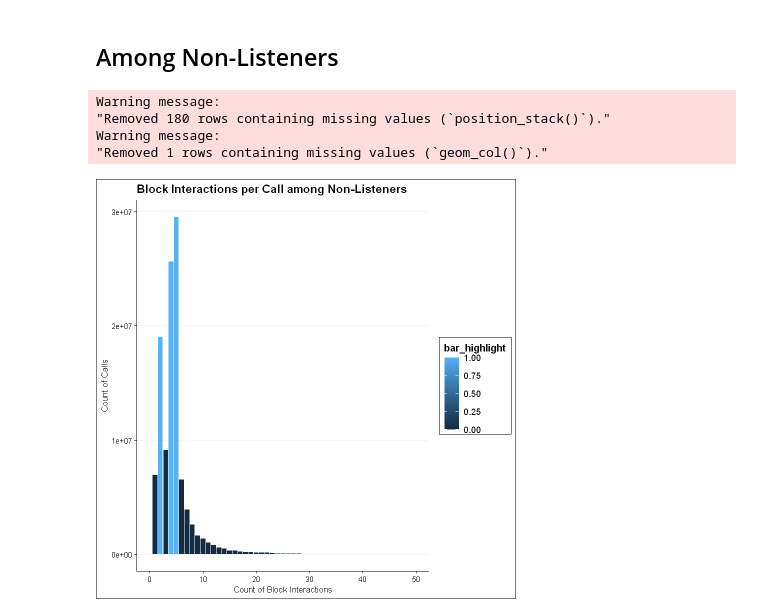
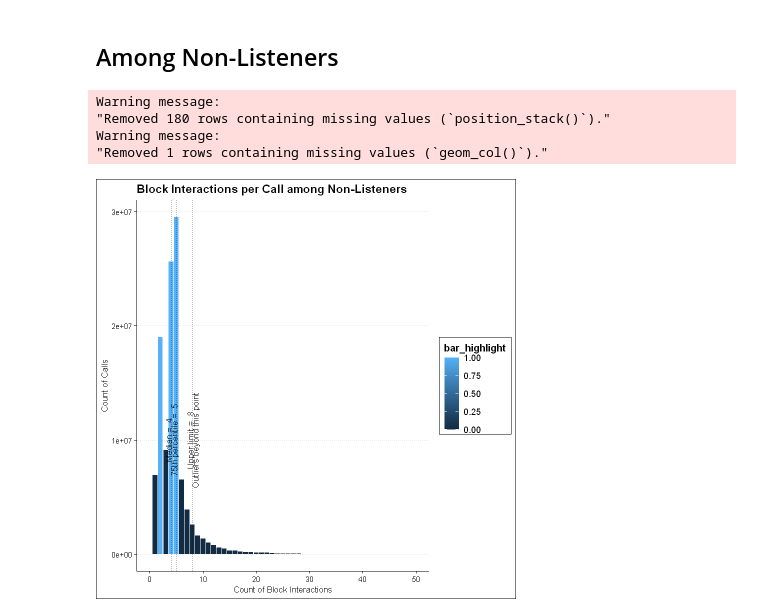
Before and after one commit to datakind/Viamo_DataDive_Dec22, a Jupyter notebook: Workstream #3/Workstream3 - Mali.ipynb, the cells around one changed output. Saved outputs shown, nothing was run; the diff lists cells and outputs as text; code cells hidden in the pictures.

```diff
--- a/Workstream #3/Workstream3 - Mali.ipynb
+++ b/Workstream #3/Workstream3 - Mali.ipynb
@@ -149,36 +166,83 @@ data_blk_int_nonlist <-  data_mali %>%
   ungroup() %>%
   group_by(n_blk_int) %>%
   summarise(n_call = n_distinct(call_id)) %>% collect
 
 #assigning the right data class
 data_blk_int_nonlist$p_call <- round(data_blk_int_nonlist$n_call/sum(data_blk_int_nonlist$n_call), 2)
 data_blk_int_nonlist$n_blk_int <- as.numeric(data_blk_int_nonlist$n_blk_int)
 data_blk_int_nonlist$n_call <- as.numeric(data_blk_int_nonlist$n_call)
 
 data_blk_int_nonlist <- data_blk_int_nonlist %>%
-  arrange(desc(n_call))
+  arrange(n_blk_int)
+
+#calculating quantiles - the verbose way since data is aggregated
+# (can't apply quantile functions in the data's current state)
+cumsum_blk_int_nonlist <- cumsum(data_blk_int_nonlist) #cumulative freq for detecting rank/position of quantiles
+data_blk_int_nonlist <- data.frame(data_blk_int_nonlist, cumsum_blk_int_nonlist$n_call) #joining to main df
+
+median_nonlist <- data_blk_int_nonlist$n_blk_int[ #the block interaction count
+  min(which( #at position
+    data_blk_int_nonlist$cumsum_blk_int_nonlist.n_call >= #matching the median rank
+      sum(data_blk_int_nonlist$n_call)/2))]
+
+perc25_nonlist <- data_blk_int_nonlist$n_blk_int[
+  min(which(
+    data_blk_int_nonlist$cumsum_blk_int_nonlist.n_call >=
+      sum(data_blk_int_nonlist$n_call)*0.25))]
+
+perc75_nonlist <- data_blk_int_nonlist$n_blk_int[
+  min(which(
+    data_blk_int_nonlist$cumsum_blk_int_nonlist.n_call >=
+      sum(data_blk_int_nonlist$n_call)*0.75))]
+
+perc95_nonlist <- data_blk_int_nonlist$n_blk_int[
+  min(which(
+    data_blk_int_nonlist$cumsum_blk_int_nonlist.n_call >=
+      sum(data_blk_int_nonlist$n_call)*0.95))]
+
+iqr_nonlist <- perc75_nonlist - perc25_nonlist
+upper_limit_nonlist <- perc75_nonlist + 1.5*iqr_nonlist
 
 ###vizualization----
 #barplot version of hist since data is too huge for the expanded version
 #for viz - bar highlights
 data_blk_int_nonlist$bar_highlight <- 0
 data_blk_int_nonlist$bar_highlight[data_blk_int_nonlist$p_call >= 0.1] <- 1
 # colours <- c("#595959", "blue")
 
 plot_blk_int_nonlist <- ggplot(data_blk_int_nonlist, aes(x=n_blk_int, y=n_call)) +
   geom_col(aes(fill=bar_highlight)) +
   scale_x_continuous(limits = c(0, 50), name = "Count of Block Interactions") +
   scale_y_continuous(name = "Count of Calls") +
   ggtitle("Block Interactions per Call among Non-Listeners") +
-  theme_clean()
+  theme_clean() +
+  #adding constant lines quantiles
+  #median
+  geom_vline(xintercept = median_nonlist,
+             linetype = "dotted") +
+  geom_text(aes(x=median_nonlist-0.5,
+                label=paste("Median = ", median_nonlist), y=10000000), angle=90, size = 3.5) +
+  #75th perc
+  geom_vline(xintercept = perc75_nonlist,
+             linetype = "dotted") +
+  geom_text(aes(x=perc75_nonlist-0.5,
+                label=paste("75th percentile = ", perc75_nonlist), y=10000000), angle=90, size = 3.5) +
+  #upper limit
+  geom_vline(xintercept = upper_limit_nonlist,
+             linetype = "dotted") +
+  geom_text(aes(x=upper_limit_nonlist-0.5,
+                label=paste("Upper limit = ", upper_limit_nonlist), y=10000000), angle=90, size = 3.5) +
+  #outlier message
+  geom_text(aes(x=upper_limit_nonlist+0.5,
+                label="Outliers beyond this point", y=10000000), angle=90, size = 3.5)
 
 plot_blk_int_nonlist
 # %% [output]
 Warning message:
 "Removed 180 rows containing missing values (`position_stack()`)."
 Warning message:
 "Removed 1 rows containing missing values (`geom_col()`)."
-[figure, old version]
+[figure, new version]
 # %% [markdown]
 ### Key observations:
 - **74% of the non-listerners have 2-5 block interactions per call (highlighted in blue).**
```
Also changed, not shown: parts of 8 cells of this notebook.
